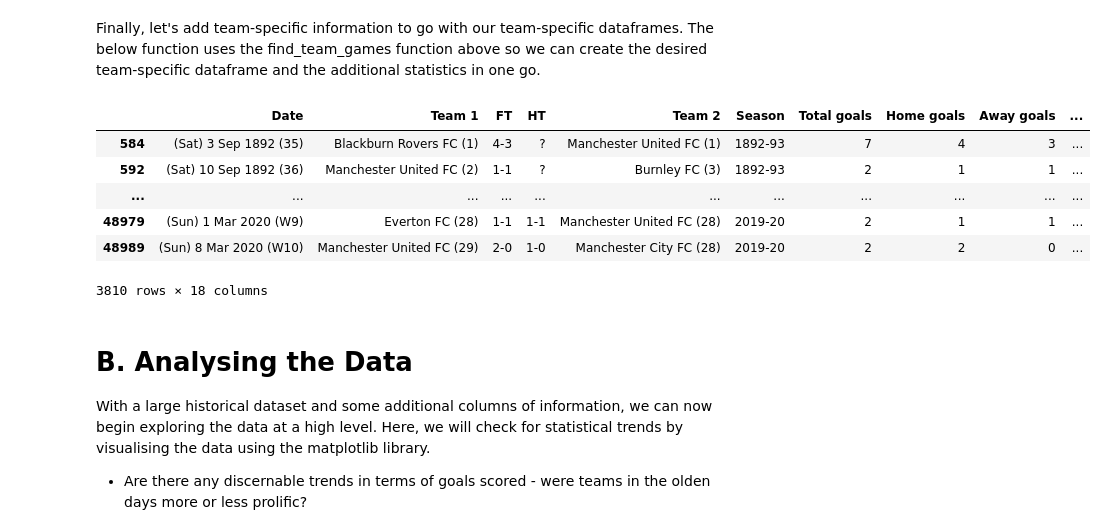
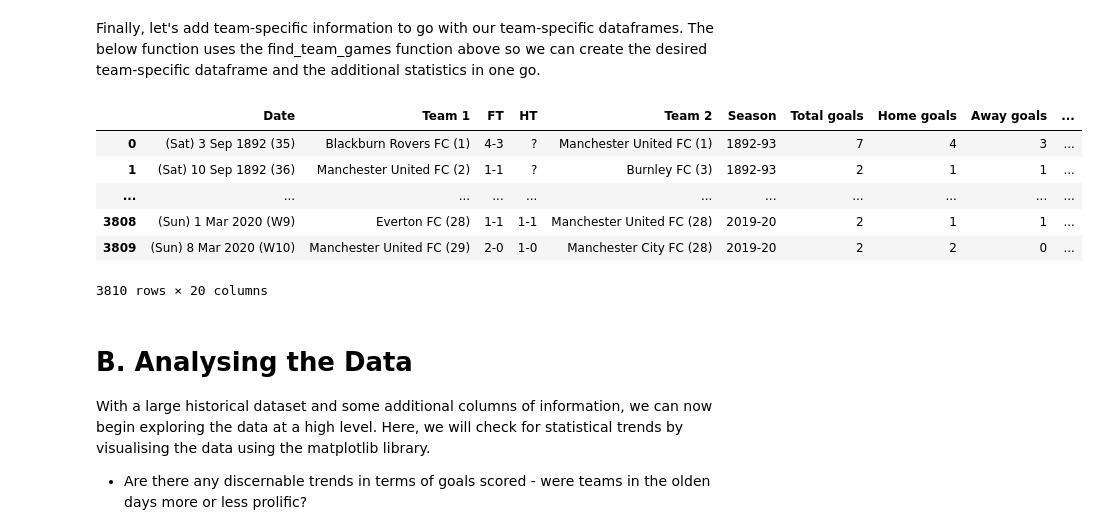
Before and after one commit to bw20/Data_insights, a Jupyter notebook: Football_analysis.ipynb, the cells around one changed output. Saved outputs shown, nothing was run; the diff lists cells and outputs as text; code cells hidden in the pictures.

```diff
--- a/Football_analysis.ipynb
+++ b/Football_analysis.ipynb
@@ -206,8 +206,12 @@ Let's start with a function that will find a particular team's games (specified
 # %%
-#Look up a particular team's fixtures
-def find_team_games(df, name):
-    games = df.loc[(df['Team 1'].str.contains(name, re.compile('(\d)|(\d\d)')) == True) | (df['Team 2'].str.contains(name, re.compile('(\d)|(\d\d)')) == True)]
-    return games
+#Look up a particular team's fixtures, it will take any number of team names as arguments, to create a df with all those team's fixtures across a given period of time.
+def find_team_games(df, *team_names):
+    team_games = []
+    for team in team_names:
+        games = df.loc[(df['Team 1'].str.contains(team, re.compile('(\d)|(\d\d)')) == True) | (df['Team 2'].str.contains(team, re.compile('(\d)|(\d\d)')) == True)]
+        team_games.append(games)
+    merged_df = pd.concat(team_games, axis =0, ignore_index=True)
+    return merged_df
 
 #Let's find Manchester United's results
 df = find_team_games(merged_df,'Manchester United')
@@ -243,29 +247,31 @@ display_n(north_west_derby, 2)
 Finally, let's add team-specific information to go with our team-specific dataframes. The below function uses the find_team_games function above so we can create the desired team-specific dataframe and the additional statistics in one go.
 # %%
 def team_stats(dataframe, team):
-    #Create a df with the team's fixtures
+    #Create a df with the team's fixtures only
     df = find_team_games(dataframe, team)
     #Add team-specific stats as columns to the df
     df['Team goals'] = np.where(df['Team 1'].str.contains(team, re.compile('(\d)|(\d\d)')) == True, df['Home goals'], df['Away goals'])
     HT_score_list = df['HT'].map(lambda HT: re.findall(r'\d+', HT))
     df['Team goals (1st half)'] = np.where(df['Team 1'].str.contains(team, re.compile('(\d)|(\d\d)')) == True, HT_score_list.map(lambda goals: int(goals[0]) if goals != [] else np.NaN), HT_score_list.map(lambda goals: int(goals[1]) if goals != [] else np.NaN))
     df['Team goals (2nd half)'] = df['Team goals'] - df['Team goals (1st half)']
     df['Goals against'] = df['Total goals'] - df['Team goals']
     df['Goals against (1st half)'] = df['First half goals'] - df['Team goals (1st half)']
     df['Goals against (2nd half)'] = df['Second half goals'] - df['Team goals (2nd half)']
+    df['Goal difference'] = df['Team goals'] - df['Goals against']
     df['Result'] = np.select([df['Team goals'] > df['Goals against'], df['Team goals'] < df['Goals against']],['Win', 'Loss'], default = 'Draw')
+    df['Points'] = np.select([df['Team goals'] > df['Goals against'], df['Team goals'] < df['Goals against']],[3, 0], default = 1)
     return df
 
 manchester_united = team_stats(merged_df, 'Manchester United')
 display_n(manchester_united, 2)
 # %% [output]
 |  | Date | Team 1 | FT | HT | Team 2 | Season | Total goals | Home goals | Away goals | ... |
-| 584 | (Sat) 3 Sep 1892 (35) | Blackburn Rovers FC (1) | 4-3 | ? | Manchester United FC (1) | 1892-93 | 7 | 4 | 3 | ... |
-| 592 | (Sat) 10 Sep 1892 (36) | Manchester United FC (2) | 1-1 | ? | Burnley FC (3) | 1892-93 | 2 | 1 | 1 | ... |
+| 0 | (Sat) 3 Sep 1892 (35) | Blackburn Rovers FC (1) | 4-3 | ? | Manchester United FC (1) | 1892-93 | 7 | 4 | 3 | ... |
+| 1 | (Sat) 10 Sep 1892 (36) | Manchester United FC (2) | 1-1 | ? | Burnley FC (3) | 1892-93 | 2 | 1 | 1 | ... |
 | ... | ... | ... | ... | ... | ... | ... | ... | ... | ... | ... |
-| 48979 | (Sun) 1 Mar 2020 (W9) | Everton FC (28) | 1-1 | 1-1 | Manchester United FC (28) | 2019-20 | 2 | 1 | 1 | ... |
-| 48989 | (Sun) 8 Mar 2020 (W10) | Manchester United FC (29) | 2-0 | 1-0 | Manchester City FC (28) | 2019-20 | 2 | 2 | 0 | ... |
+| 3808 | (Sun) 1 Mar 2020 (W9) | Everton FC (28) | 1-1 | 1-1 | Manchester United FC (28) | 2019-20 | 2 | 1 | 1 | ... |
+| 3809 | (Sun) 8 Mar 2020 (W10) | Manchester United FC (29) | 2-0 | 1-0 | Manchester City FC (28) | 2019-20 | 2 | 2 | 0 | ... |
-3810 rows × 18 columns
+3810 rows × 20 columns
 # %% [markdown]
 # B. Analysing the Data
 
```
Also changed, not shown: parts of 12 cells of this notebook.
